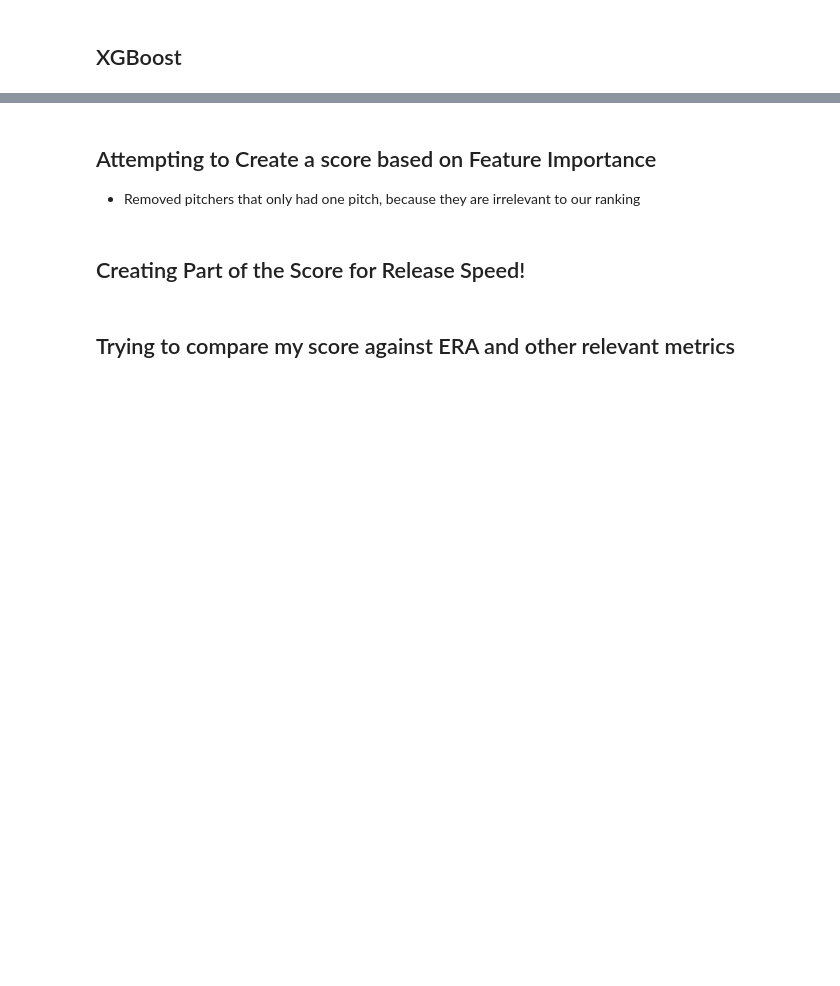
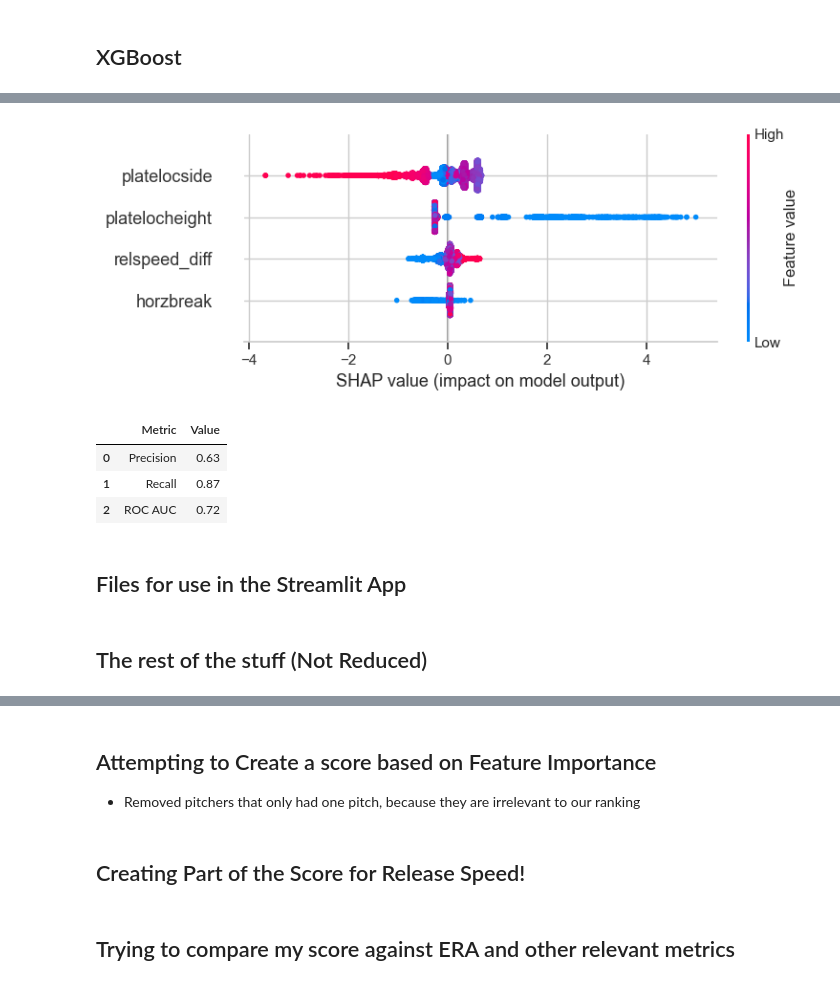
Before and after one commit to NathanG1en/baseball-research, a Jupyter notebook: Modeling.ipynb, the cells around one changed output, grey strips where cells are left out. Saved outputs shown, nothing was run; the diff lists cells and outputs as text; code cells hidden in the pictures; blank space fills up the shorter version.

```diff
--- a/Modeling.ipynb
+++ b/Modeling.ipynb
@@ -773,0 +1111,36 @@ best_params, accuracy_best_xgb, precision_best_xgb, recall_best_xgb, roc_auc_bes
+# %%
+# Define the parameter grid for XGBoost
+param_grid = {
+    'n_estimators': [50, 100, 150],
+    'max_depth': [3, 5, 7],
+    'learning_rate': [0.01, 0.1, 0.2],
+    'subsample': [0.7, 0.8, 1.0]
+}
+
+# Set up the GridSearchCV with cross-validation
+grid_search = GridSearchCV(
+    estimator=XGBClassifier(use_label_encoder=False, eval_metric='logloss', random_state=42),
+    param_grid=param_grid,
+    scoring='roc_auc',
+    cv=3,
+    verbose=1
+)
+
+# Fit the grid search to the training data
+grid_search.fit(X_train, y_train)
+
+# Get the best estimator and its parameters
+best_xgb_model_reduced = grid_search.best_estimator_
+best_params = grid_search.best_params_
+
+# Evaluate the tuned XGBoost model
+y_pred_best_xgb_reduced = best_xgb_model_reduced.predict(X_test)
+y_pred_best_xgb_reduced_proba = best_xgb_model_reduced.predict_proba(X_test)[:, 1]
+
+# Evaluate the tuned XGBoost model
+accuracy_best_xgb_reduced = accuracy_score(y_test, y_pred_best_xgb_reduced)
+precision_best_xgb_reduced = precision_score(y_test, y_pred_best_xgb_reduced, zero_division=1)
+recall_best_xgb_reduced = recall_score(y_test, y_pred_best_xgb_reduced)
+roc_auc_best_xgb_reduced = roc_auc_score(y_test, y_pred_best_xgb_reduced_proba)
+
+best_params, accuracy_best_xgb_reduced, precision_best_xgb_reduced, recall_best_xgb_reduced, roc_auc_best_xgb_reduced
@@ -773,0 +1230,28 @@ best_params, accuracy_best_xgb, precision_best_xgb, recall_best_xgb, roc_auc_bes
+# %%
+import shap
+# Create the SHAP explainer
+explainer = shap.Explainer(best_xgb_model_reduced, X_balanced)
+
+# Calculate SHAP values for the dataset
+shap_values = explainer(X_balanced)
+shap.summary_plot(shap_values, X_balanced)
+# %% [output]
+[figure, added]
+# %%
+metrics_xgb = {
+    'Metric': [ 'Precision', 'Recall', 'ROC AUC'],
+    'Value': [round(precision_best_xgb_reduced, 2), round(recall_best_xgb_reduced, 2), round(roc_auc_best_xgb_reduced, 2)]
+}
+#round(accuracy_best_xgb, 2)
+
+# Convert dictionary to a DataFrame
+accuracy_metrics_xgb_reduced_df  = pd.DataFrame(metrics_xgb)
+
+accuracy_metrics_xgb_reduced_df
+# %% [output]
+|  | Metric | Value |
+| 0 | Precision | 0.63 |
+| 1 | Recall | 0.87 |
+| 2 | ROC AUC | 0.72 |
+# %% [markdown]
+## Files for use in the Streamlit App
@@ -774,3 +1274,5 @@ best_params, accuracy_best_xgb, precision_best_xgb, recall_best_xgb, roc_auc_bes
+# %% [markdown]
+## The rest of the stuff (Not Reduced)
 # %%
 # import pickle
 #
```
Also changed, not shown: parts of 93 cells of this notebook, 2 other files.
